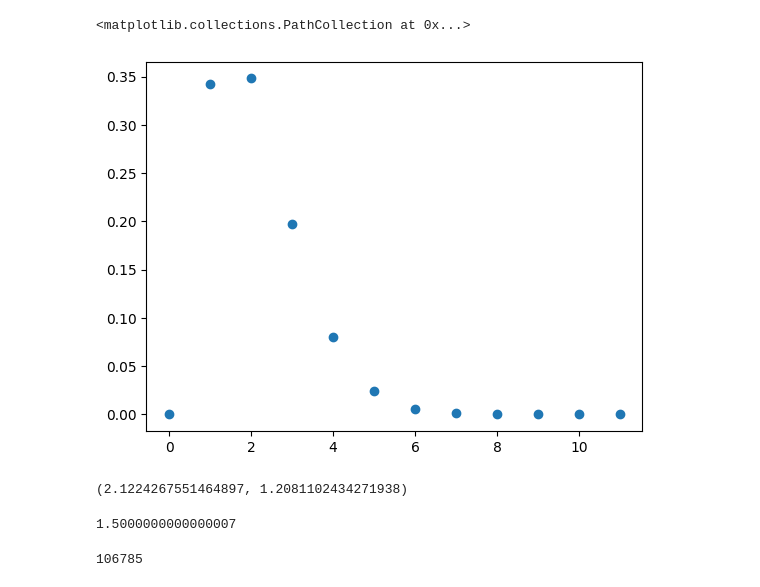
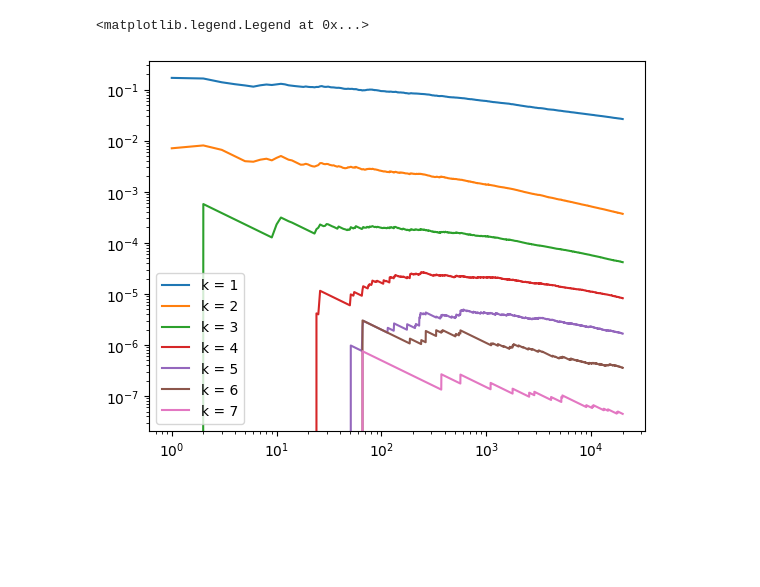
Before and after one commit to hexie1995/HyperGraph, a Jupyter notebook: code/edge-intersections.ipynb, the cells around one changed output. Saved outputs shown, nothing was run; the diff lists cells and outputs as text; code cells hidden in the pictures; blank space fills up the shorter version.

Commit message:
more intersectiony things

```diff
--- a/code/edge-intersections.ipynb
+++ b/code/edge-intersections.ipynb
@@ -41,21 +20,11 @@ for i, ax in enumerate(axarr.ravel()):
-# %%
-sizes = C.sum(axis = (1, 2))
-plt.scatter(np.arange(len(sizes)), sizes)
-# %% [output]
-<matplotlib.collections.PathCollection at 0x...>
-[figure, removed]
-# %%
-sizes = H.edge_size_sequence()
-sizes.mean(), sizes.var()
-# %% [output]
-(2.1224267551464897, 1.2081102434271938)
-# %%
-pred_m = (beta + gamma)/(1-eta)
-prob_0 = (1-eta)
-pred_m
-# %% [output]
-1.5000000000000007
-# %%
-len(H.degree_sequence())
-# %% [output]
-106785
+# %%
+IX = xgi.linalg.hypergraph_matrix.intersection_profile(H.H).toarray()
+np.fill_diagonal(IX, 0)
+for k in range(1, IX.max()):
+    v = (np.cumsum(IX == k, axis = 1) / np.arange(IX.shape[0])).mean(axis = 0)
+    plt.plot(v, label = f"k = {k}")
+    plt.loglog()
+plt.legend()
+# %% [output]
+<matplotlib.legend.Legend at 0x...>
+[figure, added]
```
Also changed, not shown: parts of 9 cells of this notebook.
